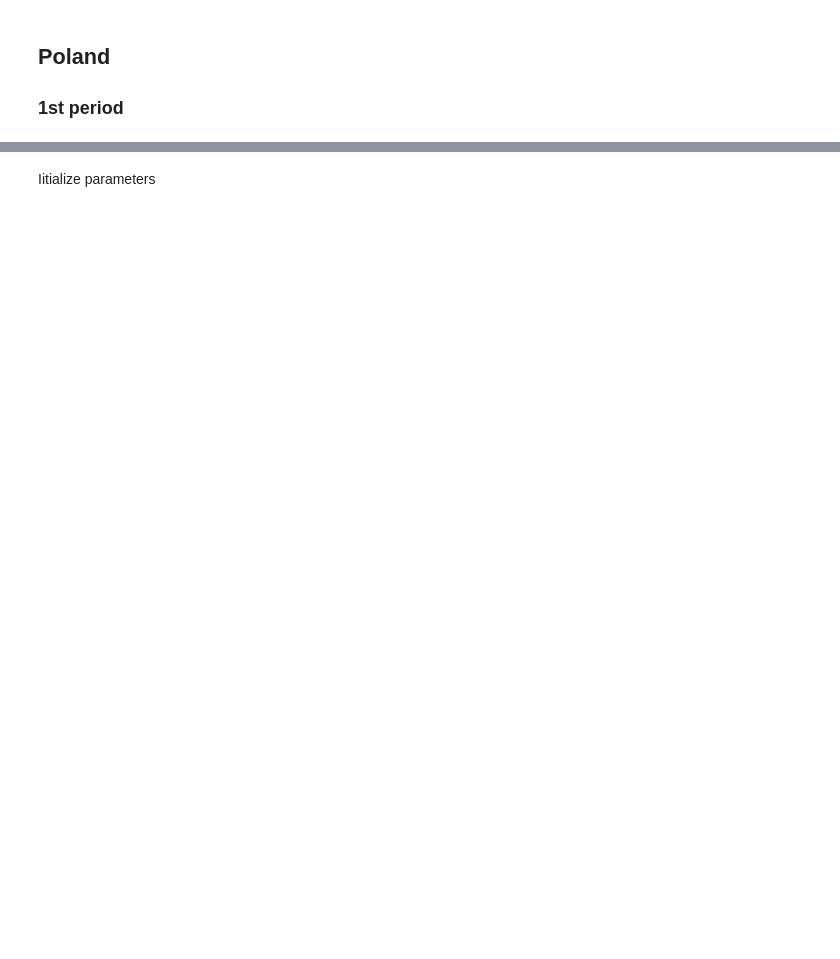
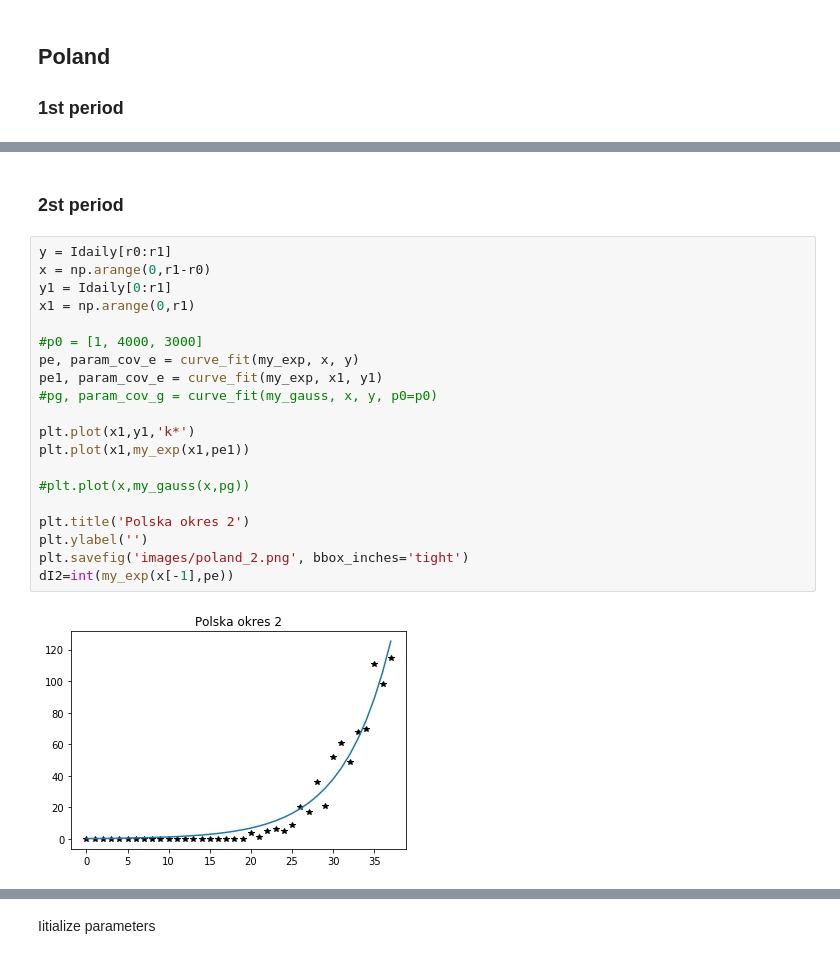
Before and after one commit to MarBry111/SIR_Poland_COVID19, a Jupyter notebook: SIR.ipynb, the cells around one changed output, grey strips where cells are left out. Saved outputs shown, nothing was run; the diff lists cells and outputs as text; blank space fills up the shorter version.

```diff
--- a/SIR.ipynb
+++ b/SIR.ipynb
@@ -150,0 +199,24 @@ plt.savefig('images/poland_total.png', bbox_inches='tight')
+# %% [markdown]
+### 2st period
+# %%
+y = Idaily[r0:r1]
+x = np.arange(0,r1-r0)
+y1 = Idaily[0:r1]
+x1 = np.arange(0,r1)
+
+#p0 = [1, 4000, 3000]
+pe, param_cov_e = curve_fit(my_exp, x, y)
+pe1, param_cov_e = curve_fit(my_exp, x1, y1)
+#pg, param_cov_g = curve_fit(my_gauss, x, y, p0=p0)
+
+plt.plot(x1,y1,'k*')
+plt.plot(x1,my_exp(x1,pe1))
+
+#plt.plot(x,my_gauss(x,pg))
+
+plt.title('Polska okres 2')
+plt.ylabel('')
+plt.savefig('images/poland_2.png', bbox_inches='tight')
+dI2=int(my_exp(x[-1],pe))
+# %% [output]
+[figure, added]
```
Also changed, not shown: parts of 72 cells of this notebook.
